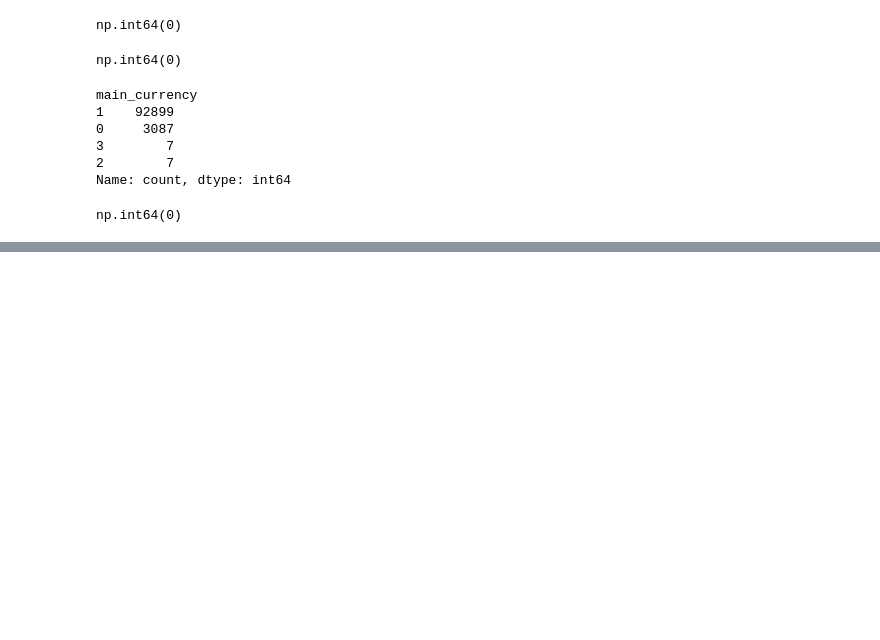
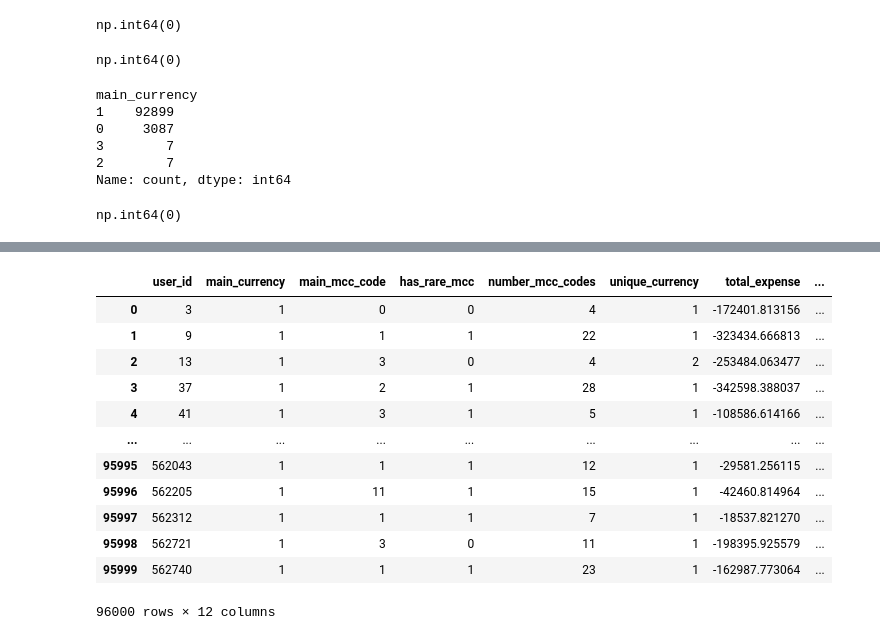
Before and after one commit to Lunalykaya/customer-churn-prediction, a Jupyter notebook: eda-churn.ipynb, the cells around one changed output, grey strips where cells are left out. Cells and saved outputs as stored; diff of their text form; code cells hidden in the pictures; blank space fills up the shorter version.

```diff
--- a/eda-churn.ipynb
+++ b/eda-churn.ipynb
@@ -1735,0 +1752,17 @@ np.int64(0)
+# %%
+user_money_agg = (
+    transactions
+    .groupby('user_id')
+    .agg(
+        total_expense=('transaction_amt', lambda x: x[x < 0].sum()),
+        mean_expense=('transaction_amt', lambda x: x[x < 0].mean()),
+        median_expense=('transaction_amt', lambda x: x[x < 0].median()),
+
+        total_income=('transaction_amt', lambda x: x[x > 0].sum()),
+        mean_income=('transaction_amt', lambda x: x[x > 0].mean()),
+        median_income=('transaction_amt', lambda x: x[x > 0].median()),
+    )
+    .reset_index()
+)
+
+user_money_agg.head()
@@ -1735,0 +1793,18 @@ np.int64(0)
+# %%
+user_transactions = user_transactions.merge(user_money_agg, on='user_id', how='left')
+# %%
+user_transactions
+# %% [output]
+|  | user_id | main_currency | main_mcc_code | has_rare_mcc | number_mcc_codes | unique_currency | total_expense | ... |
+| 0 | 3 | 1 | 0 | 0 | 4 | 1 | -172401.813156 | ... |
+| 1 | 9 | 1 | 1 | 1 | 22 | 1 | -323434.666813 | ... |
+| 2 | 13 | 1 | 3 | 0 | 4 | 2 | -253484.063477 | ... |
+| 3 | 37 | 1 | 2 | 1 | 28 | 1 | -342598.388037 | ... |
+| 4 | 41 | 1 | 3 | 1 | 5 | 1 | -108586.614166 | ... |
+| ... | ... | ... | ... | ... | ... | ... | ... | ... |
+| 95995 | 562043 | 1 | 1 | 1 | 12 | 1 | -29581.256115 | ... |
+| 95996 | 562205 | 1 | 11 | 1 | 15 | 1 | -42460.814964 | ... |
+| 95997 | 562312 | 1 | 1 | 1 | 7 | 1 | -18537.821270 | ... |
+| 95998 | 562721 | 1 | 3 | 0 | 11 | 1 | -198395.925579 | ... |
+| 95999 | 562740 | 1 | 1 | 1 | 23 | 1 | -162987.773064 | ... |
+96000 rows × 12 columns
```
Also changed, not shown: parts of 6 cells of this notebook.
